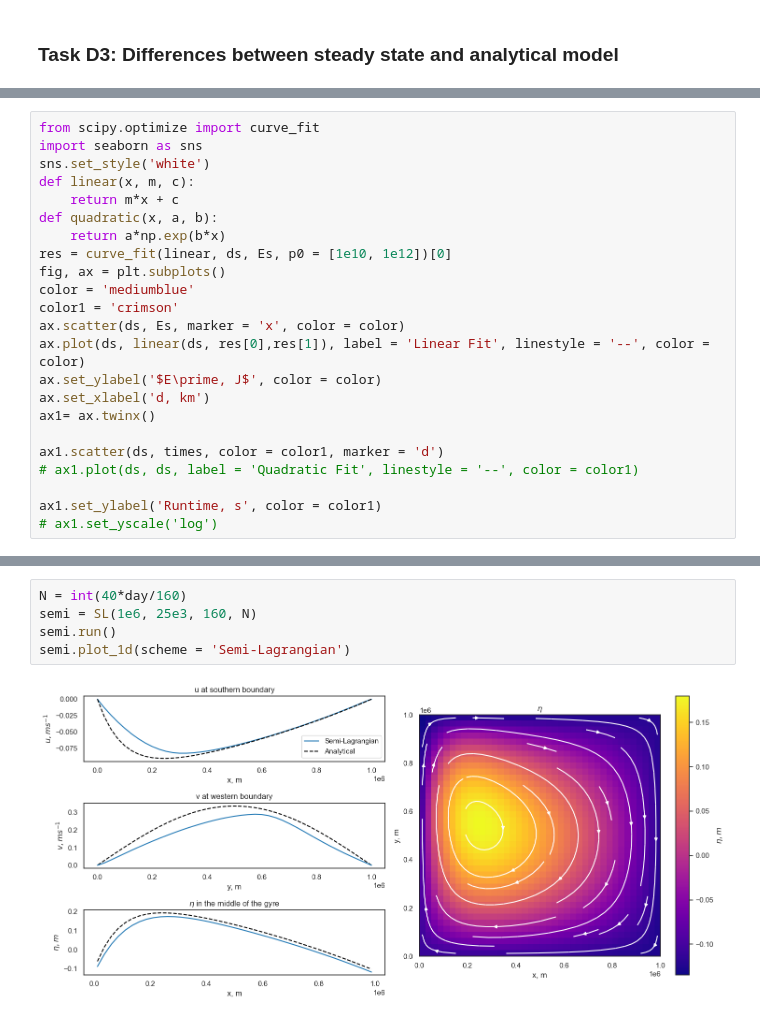
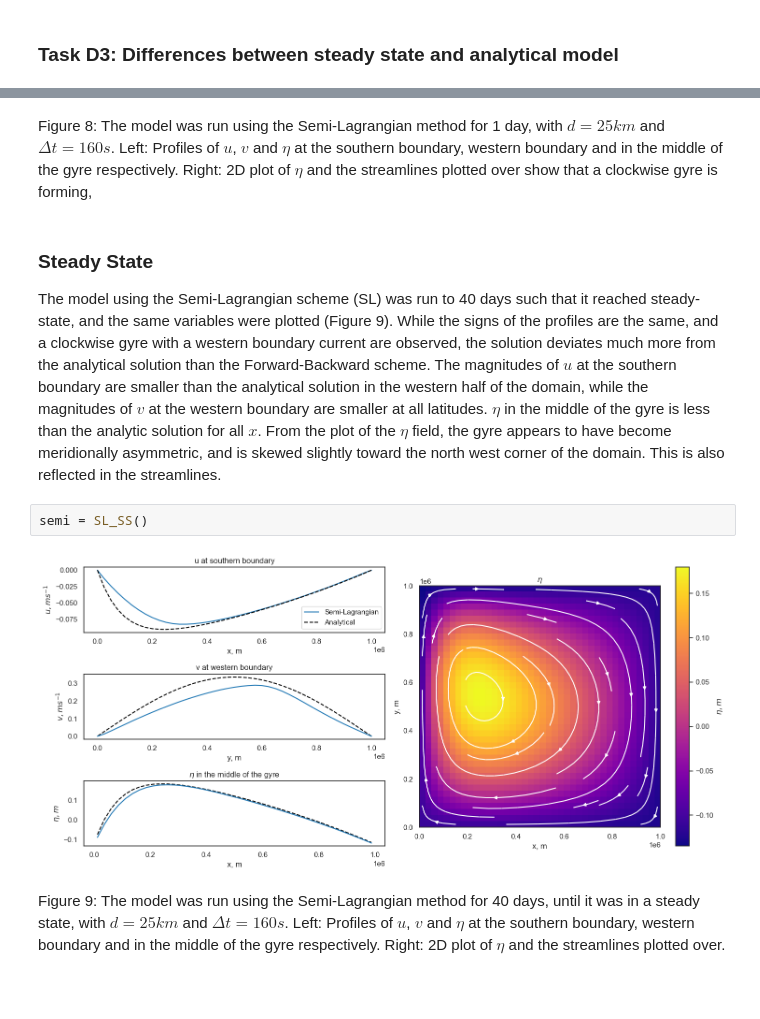
Before and after one commit to leijohansson/OceanGyres-GulfStream, a Jupyter notebook: Simplified Model of Ocean Gyres and the Gulf Stream.ipynb, the cells around one changed output, grey strips where cells are left out. Drawn from its saved outputs; the diff is of its cells as text; blank space fills up the shorter version.

```diff
--- a/Simplified Model of Ocean Gyres and the Gulf Stream.ipynb
+++ b/Simplified Model of Ocean Gyres and the Gulf Stream.ipynb
@@ -155,23 +157,0 @@ for d in ds:
-# %%
-from scipy.optimize import curve_fit
-import seaborn as sns
-sns.set_style('white')
-def linear(x, m, c):
-    return m*x + c
-def quadratic(x, a, b):
-    return a*np.exp(b*x)
-res = curve_fit(linear, ds, Es, p0 = [1e10, 1e12])[0]
-fig, ax = plt.subplots()
-color = 'mediumblue'
-color1 = 'crimson'
-ax.scatter(ds, Es, marker = 'x', color = color)
-ax.plot(ds, linear(ds, res[0],res[1]), label = 'Linear Fit', linestyle = '--', color = color)
-ax.set_ylabel('$E\prime, J$', color = color)
-ax.set_xlabel('d, km')
-ax1= ax.twinx()
-
-ax1.scatter(ds, times, color = color1, marker = 'd')
-# ax1.plot(ds, ds, label = 'Quadratic Fit', linestyle = '--', color = color1)
-
-ax1.set_ylabel('Runtime, s', color = color1)
-# ax1.set_yscale('log')
@@ -198,12 +194,16 @@ semi.plot_1d(scheme = 'Semi-Lagrangian', plot_analytical = False)
 # %% [output]
 [figure]
+# %% [markdown]
+Figure 8: The model was run using the Semi-Lagrangian method for 1 day, with $d = 25km$ and $\Delta t= 160s$. Left: Profiles of $u$, $v$ and $\eta$ at the southern boundary, western boundary and in the middle of the gyre respectively. Right: 2D plot of $\eta$ and the streamlines plotted over show that a clockwise gyre is forming,
+# %% [markdown]
+### Steady State
+The model using the Semi-Lagrangian scheme (SL) was run to 40 days such that it reached steady-state, and the same variables were plotted (Figure 9). While the signs of the profiles are the same, and a clockwise gyre with a western boundary current are observed, the solution deviates much more from the analytical solution than the Forward-Backward scheme. The magnitudes of $u$ at the southern boundary are smaller than the analytical solution in the western half of the domain, while the magnitudes of $v$ at the western boundary are smaller at all latitudes. $\eta$ in the middle of the gyre is less than the analytic solution for all $x$. From the plot of the $\eta$ field, the gyre appears to have become meridionally asymmetric, and is skewed slightly toward the north west corner of the domain. This is also reflected in the streamlines.
 # %%
-N = int(40*day/160)
-semi = SL(1e6, 25e3, 160, N)
-semi.run()
-semi.plot_1d(scheme = 'Semi-Lagrangian')
+semi = SL_SS()
 # %% [output]
-[figure, old version]
+[figure, new version]
+# %% [markdown]
+Figure 9: The model was run using the Semi-Lagrangian method for 40 days, until it was in a steady state, with $d = 25km$ and $\Delta t= 160s$. Left: Profiles of $u$, $v$ and $\eta$ at the southern boundary, western boundary and in the middle of the gyre respectively. Right: 2D plot of $\eta$ and the streamlines plotted over.
 # %%
 semi.plot_solution_diff()
 # %% [output]
```
Also changed, not shown: parts of 83 cells of this notebook, 26 other files.
